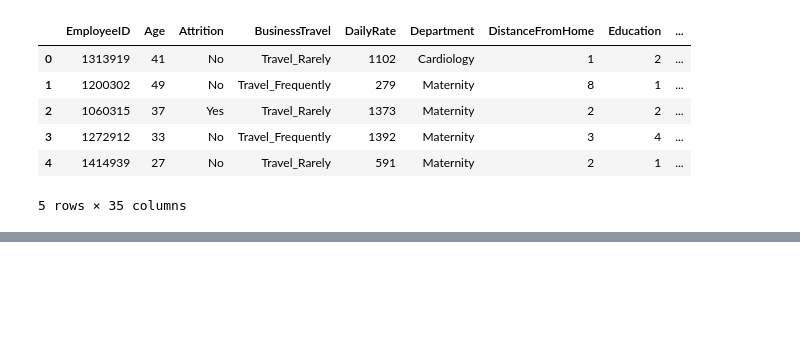
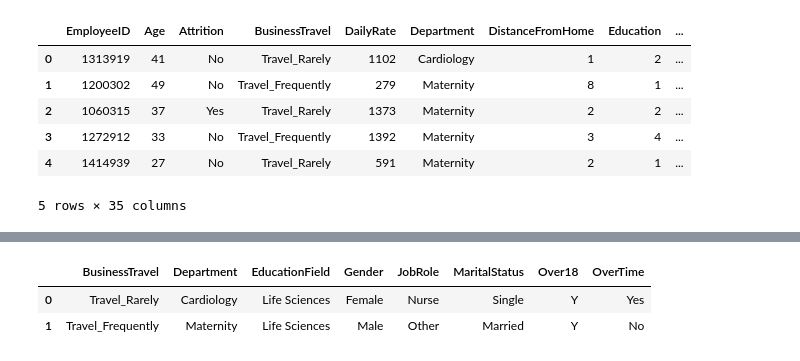
Before and after one commit to markmlowe/capstone, a Jupyter notebook: notebooks/EDA.ipynb, the cells around one changed output, grey strips where cells are left out. Cells and saved outputs as stored; diff of their text form; code cells hidden in the pictures; blank space fills up the shorter version.

```diff
--- a/notebooks/EDA.ipynb
+++ b/notebooks/EDA.ipynb
@@ -14,0 +126,6 @@ data.head()
+# %%
+data.select_dtypes(include=['object']).head(2)
+# %% [output]
+|  | BusinessTravel | Department | EducationField | Gender | JobRole | MaritalStatus | Over18 | OverTime |
+| 0 | Travel_Rarely | Cardiology | Life Sciences | Female | Nurse | Single | Y | Yes |
+| 1 | Travel_Frequently | Maternity | Life Sciences | Male | Other | Married | Y | No |
```
Also changed, not shown: parts of 15 cells of this notebook.
